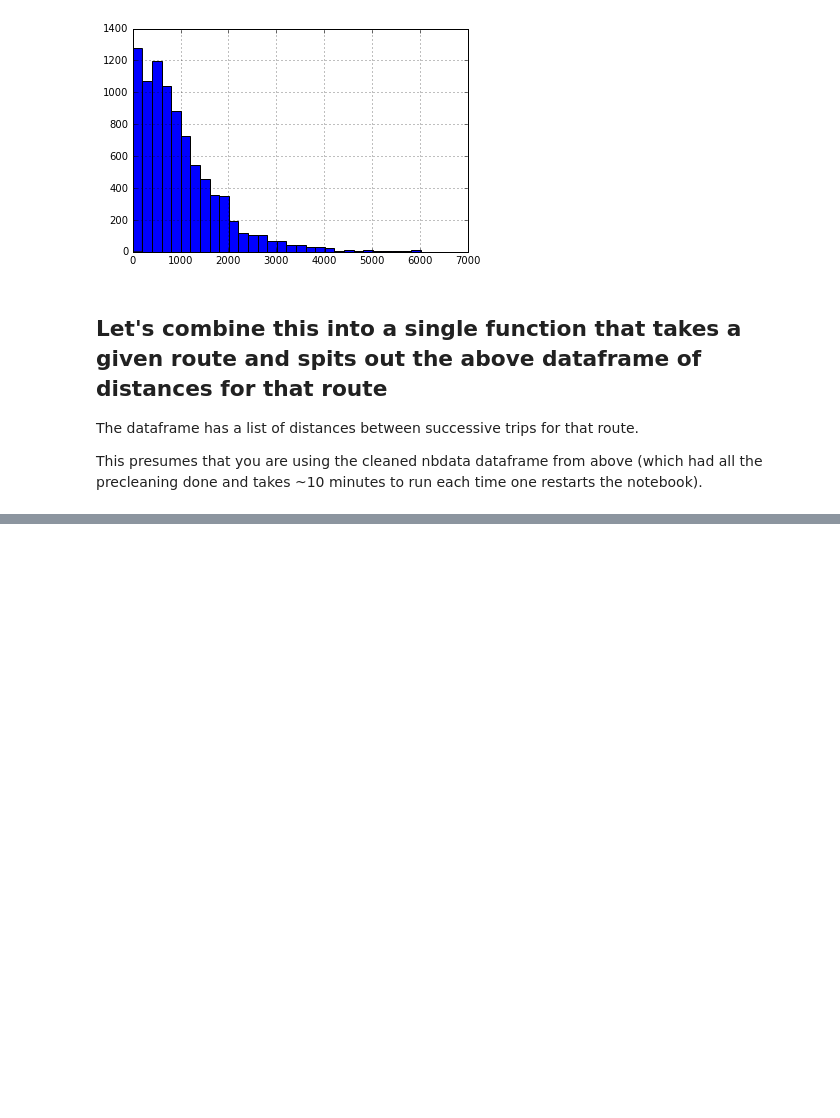
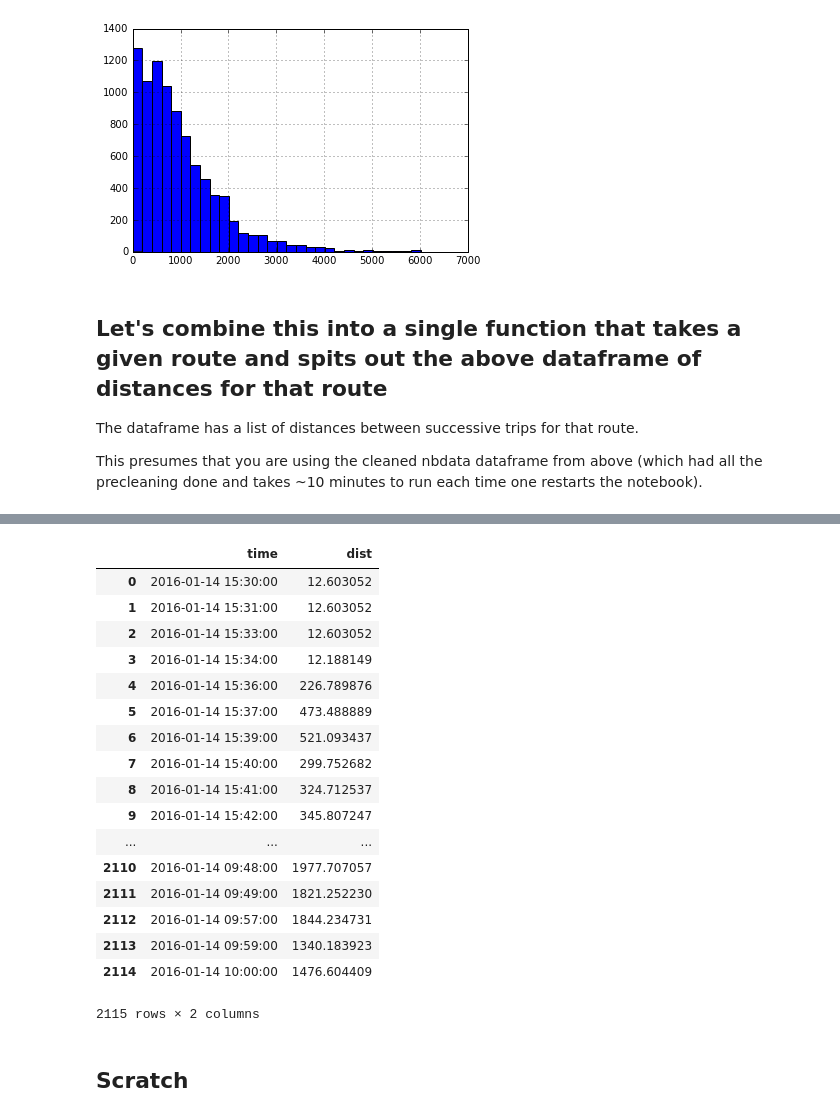
Before and after one commit to riemannzetagambit/busUnBunchr, a Jupyter notebook: NextBus data.ipynb, the cells around one changed output, grey strips where cells are left out. Drawn from its saved outputs; the diff is of its cells as text; code cells hidden in the pictures; blank space fills up the shorter version.

```diff
--- a/NextBus data.ipynb
+++ b/NextBus data.ipynb
@@ -389,0 +467,23 @@ def compute_dists_for_route(route_num):
+# %%
+route_hist_dict['route_8BX']
+# %% [output]
+|  | time | dist |
+| 0 | 2016-01-14 15:30:00 | 12.603052 |
+| 1 | 2016-01-14 15:31:00 | 12.603052 |
+| 2 | 2016-01-14 15:33:00 | 12.603052 |
+| 3 | 2016-01-14 15:34:00 | 12.188149 |
+| 4 | 2016-01-14 15:36:00 | 226.789876 |
+| 5 | 2016-01-14 15:37:00 | 473.488889 |
+| 6 | 2016-01-14 15:39:00 | 521.093437 |
+| 7 | 2016-01-14 15:40:00 | 299.752682 |
+| 8 | 2016-01-14 15:41:00 | 324.712537 |
+| 9 | 2016-01-14 15:42:00 | 345.807247 |
+| ... | ... | ... |
+| 2110 | 2016-01-14 09:48:00 | 1977.707057 |
+| 2111 | 2016-01-14 09:49:00 | 1821.252230 |
+| 2112 | 2016-01-14 09:57:00 | 1844.234731 |
+| 2113 | 2016-01-14 09:59:00 | 1340.183923 |
+| 2114 | 2016-01-14 10:00:00 | 1476.604409 |
+2115 rows × 2 columns
+# %% [markdown]
+## Scratch
```
Also changed, not shown: parts of 25 cells of this notebook.
